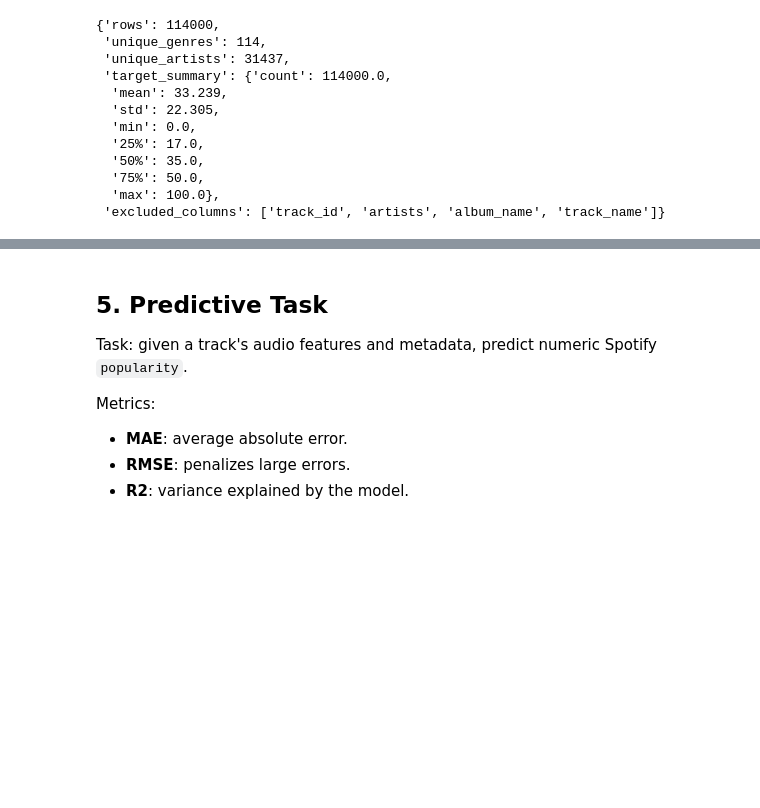
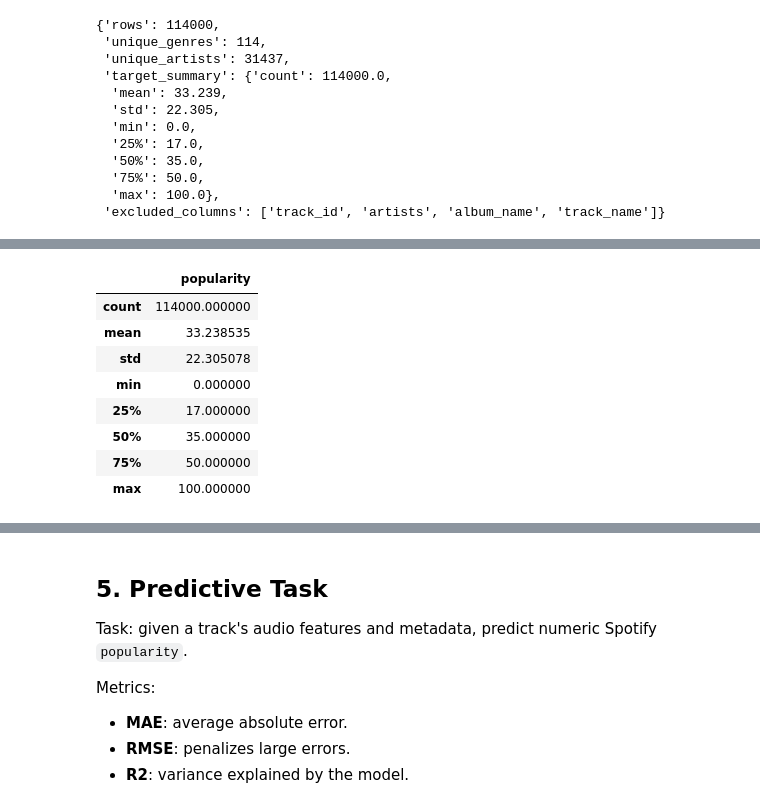
Before and after one commit to TiantianZheng/spotify-popularity-prediction, a Jupyter notebook: spotify_popularity_prediction.ipynb, the cells around one changed output, grey strips where cells are left out. Saved outputs shown, nothing was run; the diff lists cells and outputs as text; code cells hidden in the pictures; blank space fills up the shorter version.

```diff
--- a/spotify_popularity_prediction.ipynb
+++ b/spotify_popularity_prediction.ipynb
@@ -155,3 +217,16 @@ Name: popularity, dtype: float64
+# %%
+target_summary = df[TARGET].describe().to_frame("popularity")
+target_summary
+# %% [output]
+|  | popularity |
+| count | 114000.000000 |
+| mean | 33.238535 |
+| std | 22.305078 |
+| min | 0.000000 |
+| 25% | 17.000000 |
+| 50% | 35.000000 |
+| 75% | 50.000000 |
+| max | 100.000000 |
 # %%
 plt.figure(figsize=(8, 5))
 plt.hist(df[TARGET], bins=30, color="#1DB954", edgecolor="white")
```
Also changed, not shown: parts of 45 cells of this notebook, 3 other files.
